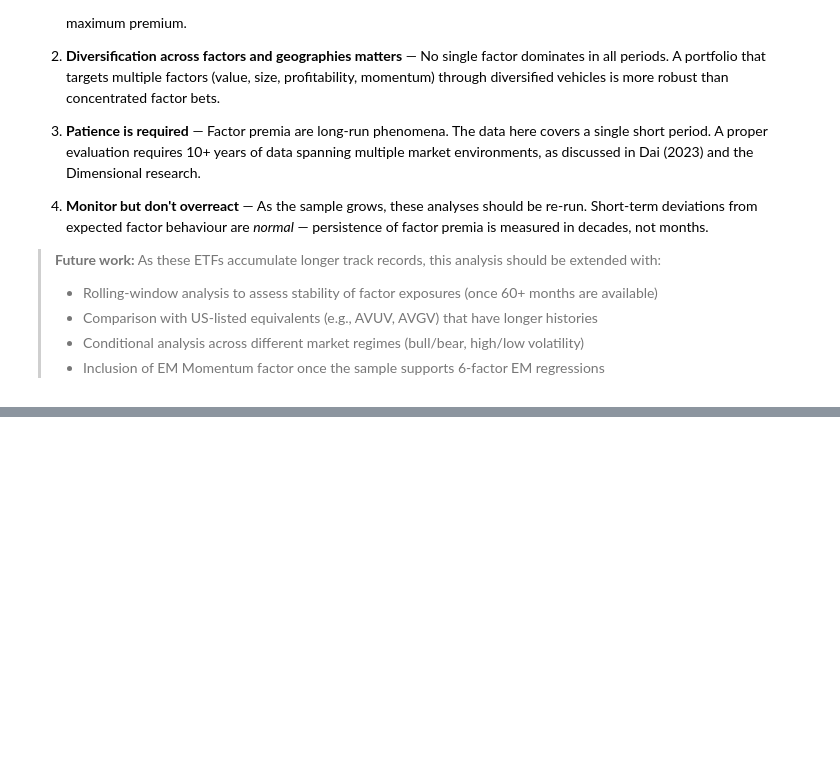
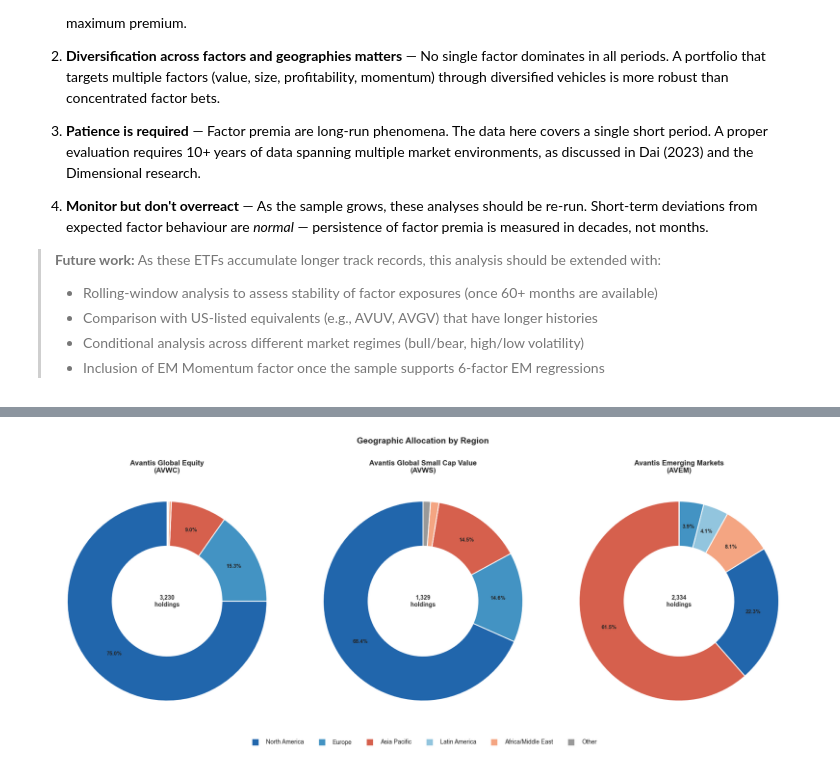
Before and after one commit to beachnoir/FamaFrench, a Jupyter notebook: 05_Practical_Factor_Investing.ipynb, the cells around one changed output, grey strips where cells are left out. Drawn from its saved outputs; the diff is of its cells as text; code cells hidden in the pictures; blank space fills up the shorter version.

Commit message:
Add Avantis portfolio holdings analysis

```diff
--- a/05_Practical_Factor_Investing.ipynb
+++ b/05_Practical_Factor_Investing.ipynb
@@ -1659,0 +1755,80 @@ For the factor-aware investor:
+# %%
+# ── 9.2  Geographic Allocation ────────────────────────────────────────────────
+fig, axes = plt.subplots(1, 3, figsize=(18, 7))
+
+etf_names = {'AVWC': 'Avantis Global Equity', 'AVWS': 'Avantis Global Small Cap Value',
+             'AVEM': 'Avantis Emerging Markets'}
+region_colours = {
+    'North America': '#2166ac', 'Europe': '#4393c3', 'Asia Pacific': '#d6604d',
+    'Latin America': '#92c5de', 'Africa/Middle East': '#f4a582', 'Other': '#999999'
+}
+
+for ax, etf in zip(axes, ['AVWC', 'AVWS', 'AVEM']):
+    df = holdings[etf]
+
+    # ── Region pie chart ──
+    region_w = df.groupby('region')['weight'].sum().sort_values(ascending=False)
+    colors = [region_colours.get(r, '#999999') for r in region_w.index]
+    wedges, texts, autotexts = ax.pie(
+        region_w.values, labels=None, autopct='%1.1f%%',
+        colors=colors, startangle=90, pctdistance=0.75,
+        wedgeprops=dict(width=0.45, edgecolor='white', linewidth=1.5)
+    )
+    for at in autotexts:
+        at.set_fontsize(9)
+        at.set_fontweight('bold')
+    # Hide tiny slices' labels
+    for at, val in zip(autotexts, region_w.values):
+        if val < 0.03:
+            at.set_text('')
+
+    ax.set_title(f'{etf_names[etf]}\n({etf})', fontsize=12, fontweight='bold')
+    n_holdings = len(df)
+    total_mv = df['mv'].sum()
+    ax.text(0, 0, f'{n_holdings:,}\nholdings',
+            ha='center', va='center', fontsize=10, fontweight='bold', color='#333')
+
+# Shared legend
+handles = [plt.Line2D([0], [0], marker='s', color='w',
+           markerfacecolor=region_colours[r], markersize=12, label=r)
+           for r in region_colours if r in df.groupby('region')['weight'].sum().index
+           or r in ['North America', 'Europe', 'Asia Pacific', 'Latin America', 'Africa/Middle East']]
+fig.legend(handles=[plt.Line2D([0], [0], marker='s', color='w',
+           markerfacecolor=c, markersize=12, label=r) for r, c in region_colours.items()],
+           loc='lower center', ncol=6, fontsize=10, frameon=False,
+           bbox_to_anchor=(0.5, -0.02))
+
+fig.suptitle('Geographic Allocation by Region', fontsize=14, fontweight='bold', y=1.02)
+plt.tight_layout()
+plt.savefig('holdings_geography.png', dpi=150, bbox_inches='tight')
+plt.show()
+
+# ── Top country breakdown table ──
+print("\n" + "="*80)
+print("TOP 10 COUNTRIES BY WEIGHT")
+print("="*80)
+header = f"{'Country':<20}" + "".join(f"{'AVWC':>10}{'AVWS':>10}{'AVEM':>10}")
+print(header)
+print("-"*50)
+
+# Collect all country weights
+all_countries = set()
+country_data = {}
+for etf in ['AVWC', 'AVWS', 'AVEM']:
+    cw = holdings[etf].groupby('country')['weight'].sum()
+    country_data[etf] = cw
+    all_countries.update(cw.index)
+
+# Rank by combined weight
+combined = pd.DataFrame(country_data).fillna(0)
+combined['total'] = combined.sum(axis=1)
+top15 = combined.sort_values('total', ascending=False).head(15)
+
+for country in top15.index:
+    vals = [f"{top15.loc[country, etf]:.1%}" if top15.loc[country, etf] > 0.001 else "   —"
+            for etf in ['AVWC', 'AVWS', 'AVEM']]
+    print(f"{country:<20}" + "".join(f"{v:>10}" for v in vals))
+
+print()
+# %% [output]
+[figure, added]
```
Also changed, not shown: parts of 6 cells of this notebook, 1 other file.
